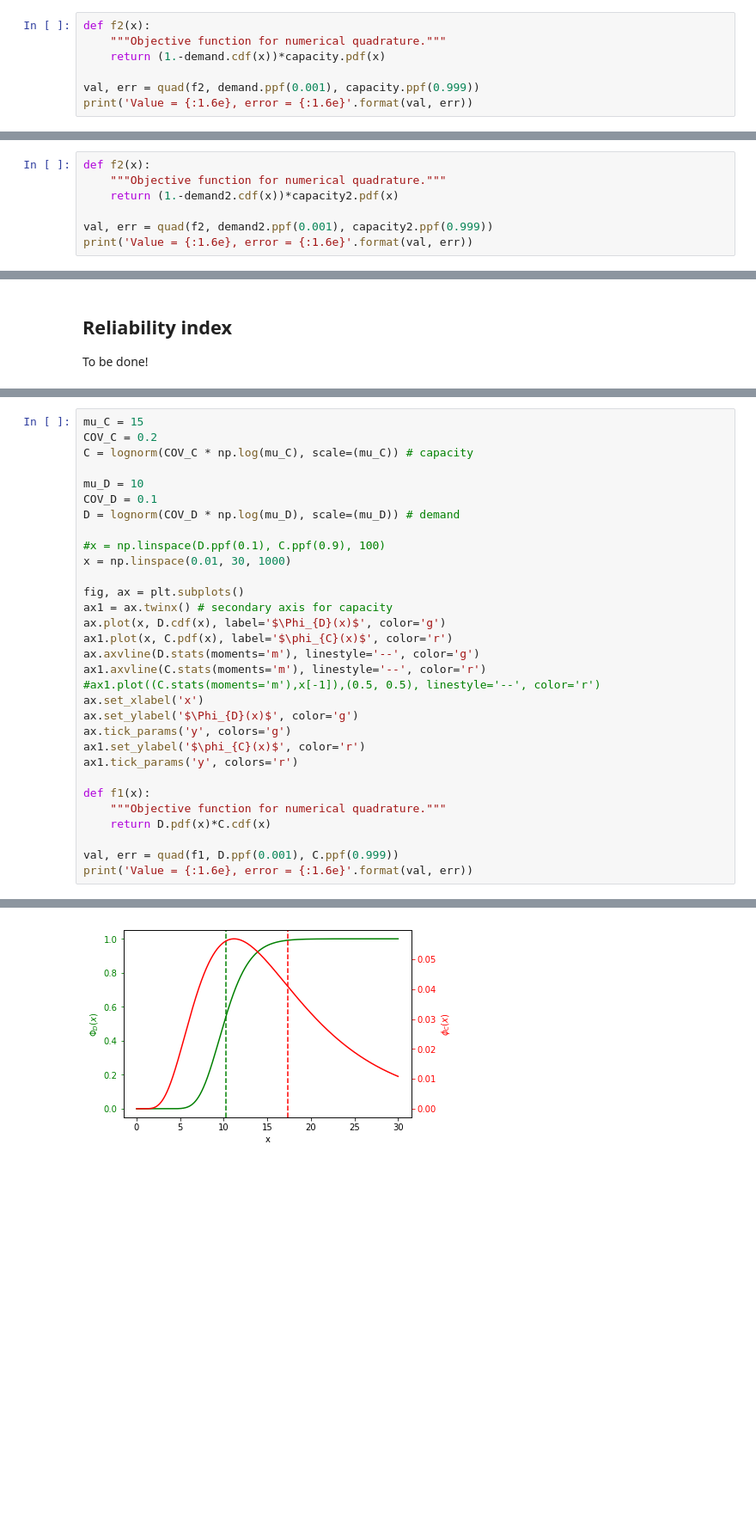
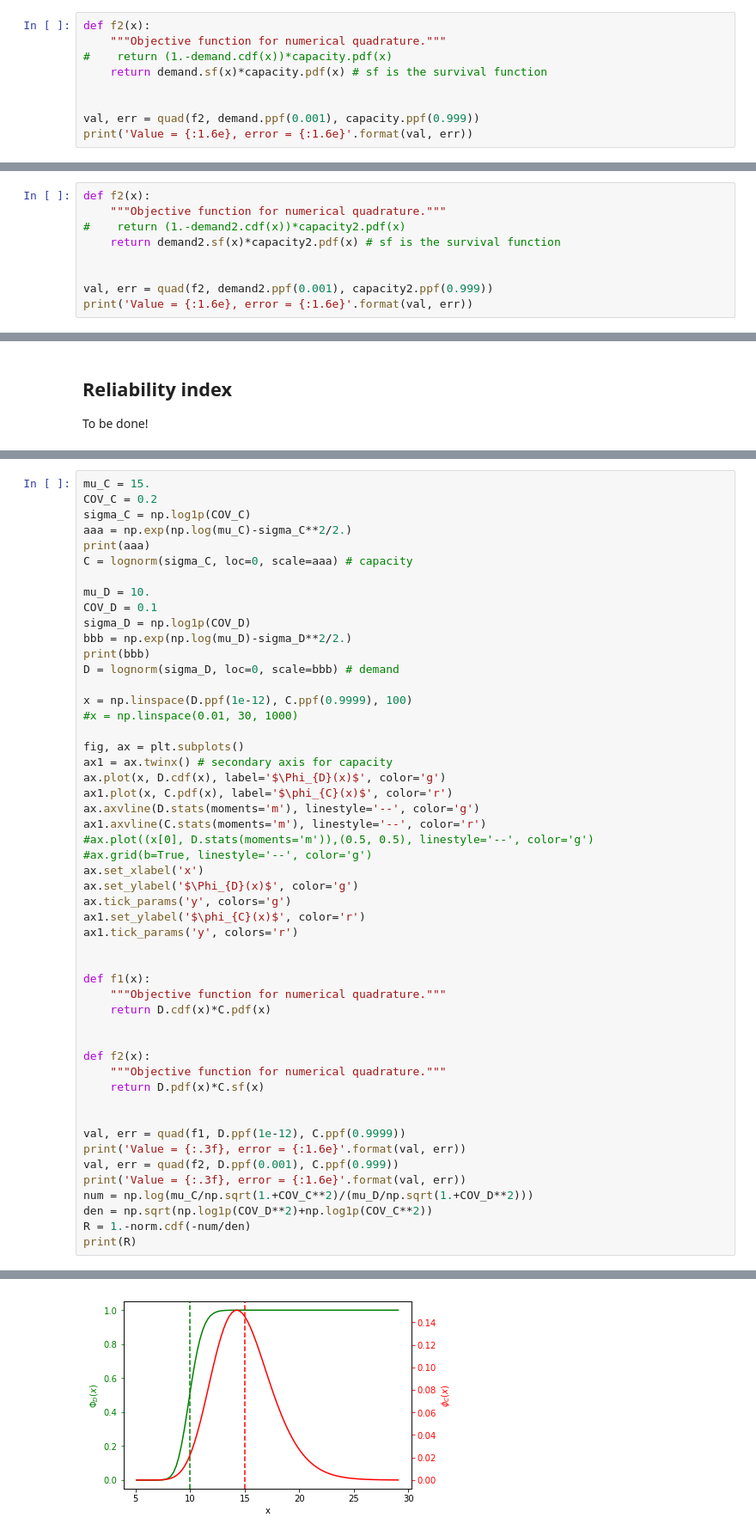
Before and after one commit to pxcandeias/py-notebooks, a Jupyter notebook: reliability.ipynb, the cells around one changed output, grey strips where cells are left out. Shown at 86% size. Cells and saved outputs as stored; diff of their text form; blank space fills up the shorter version.

```diff
--- a/reliability.ipynb
+++ b/reliability.ipynb
@@ -110,7 +111,9 @@ $$PF = \int_{-\infty}^{+\infty}\left[1-\Phi_{demand}(x)\right]\cdot\phi_{capacit
 # %%
 def f2(x):
     """Objective function for numerical quadrature."""
-    return (1.-demand.cdf(x))*capacity.pdf(x)
+#    return (1.-demand.cdf(x))*capacity.pdf(x)
+    return demand.sf(x)*capacity.pdf(x) # sf is the survival function
+
 
 val, err = quad(f2, demand.ppf(0.001), capacity.ppf(0.999))
 print('Value = {:1.6e}, error = {:1.6e}'.format(val, err))
@@ -208,7 +212,9 @@ $$PF = \int_{-\infty}^{+\infty}\left[1-\Phi_{demand}(x)\right]\cdot\phi_{capacit
 # %%
 def f2(x):
     """Objective function for numerical quadrature."""
-    return (1.-demand2.cdf(x))*capacity2.pdf(x)
+#    return (1.-demand2.cdf(x))*capacity2.pdf(x)
+    return demand2.sf(x)*capacity2.pdf(x) # sf is the survival function
+
 
 val, err = quad(f2, demand2.ppf(0.001), capacity2.ppf(0.999))
 print('Value = {:1.6e}, error = {:1.6e}'.format(val, err))
@@ -248,14 +257,20 @@ http://www.springer.com/cda/content/document/cda_downloaddocument/9783319209456-
 # %%
-mu_C = 15
+mu_C = 15.
 COV_C = 0.2
-C = lognorm(COV_C * np.log(mu_C), scale=(mu_C)) # capacity
+sigma_C = np.log1p(COV_C)
+aaa = np.exp(np.log(mu_C)-sigma_C**2/2.)
+print(aaa)
+C = lognorm(sigma_C, loc=0, scale=aaa) # capacity
 
-mu_D = 10
+mu_D = 10.
 COV_D = 0.1
-D = lognorm(COV_D * np.log(mu_D), scale=(mu_D)) # demand
+sigma_D = np.log1p(COV_D)
+bbb = np.exp(np.log(mu_D)-sigma_D**2/2.)
+print(bbb)
+D = lognorm(sigma_D, loc=0, scale=bbb) # demand
 
-#x = np.linspace(D.ppf(0.1), C.ppf(0.9), 100)
-x = np.linspace(0.01, 30, 1000)
+x = np.linspace(D.ppf(1e-12), C.ppf(0.9999), 100)
+#x = np.linspace(0.01, 30, 1000)
 
 fig, ax = plt.subplots()
 ax1 = ax.twinx() # secondary axis for capacity
@@ -263,17 +278,31 @@ ax.plot(x, D.cdf(x), label='$\Phi_{D}(x)$', color='g')
 ax1.plot(x, C.pdf(x), label='$\phi_{C}(x)$', color='r')
 ax.axvline(D.stats(moments='m'), linestyle='--', color='g')
 ax1.axvline(C.stats(moments='m'), linestyle='--', color='r')
-#ax1.plot((C.stats(moments='m'),x[-1]),(0.5, 0.5), linestyle='--', color='r')
+#ax.plot((x[0], D.stats(moments='m')),(0.5, 0.5), linestyle='--', color='g')
+#ax.grid(b=True, linestyle='--', color='g')
 ax.set_xlabel('x')
 ax.set_ylabel('$\Phi_{D}(x)$', color='g')
 ax.tick_params('y', colors='g')
 ax1.set_ylabel('$\phi_{C}(x)$', color='r')
 ax1.tick_params('y', colors='r')
 
+
 def f1(x):
     """Objective function for numerical quadrature."""
-    return D.pdf(x)*C.cdf(x)
+    return D.cdf(x)*C.pdf(x)
 
-val, err = quad(f1, D.ppf(0.001), C.ppf(0.999))
-print('Value = {:1.6e}, error = {:1.6e}'.format(val, err))
+
+def f2(x):
+    """Objective function for numerical quadrature."""
+    return D.pdf(x)*C.sf(x)
+
+
+val, err = quad(f1, D.ppf(1e-12), C.ppf(0.9999))
+print('Value = {:.3f}, error = {:1.6e}'.format(val, err))
+val, err = quad(f2, D.ppf(0.001), C.ppf(0.999))
+print('Value = {:.3f}, error = {:1.6e}'.format(val, err))
+num = np.log(mu_C/np.sqrt(1.+COV_C**2)/(mu_D/np.sqrt(1.+COV_D**2)))
+den = np.sqrt(np.log1p(COV_D**2)+np.log1p(COV_C**2))
+R = 1.-norm.cdf(-num/den)
+print(R)
 # %% [output]
@@ -281,4 +314,4 @@ Value = 2.454115e-01, error = 5.023654e-10
-[figure, old version]
+[figure, new version]
 # %% [markdown]
 [Back to top](#top)
 
```
Also changed, not shown: parts of 4 cells of this notebook.
